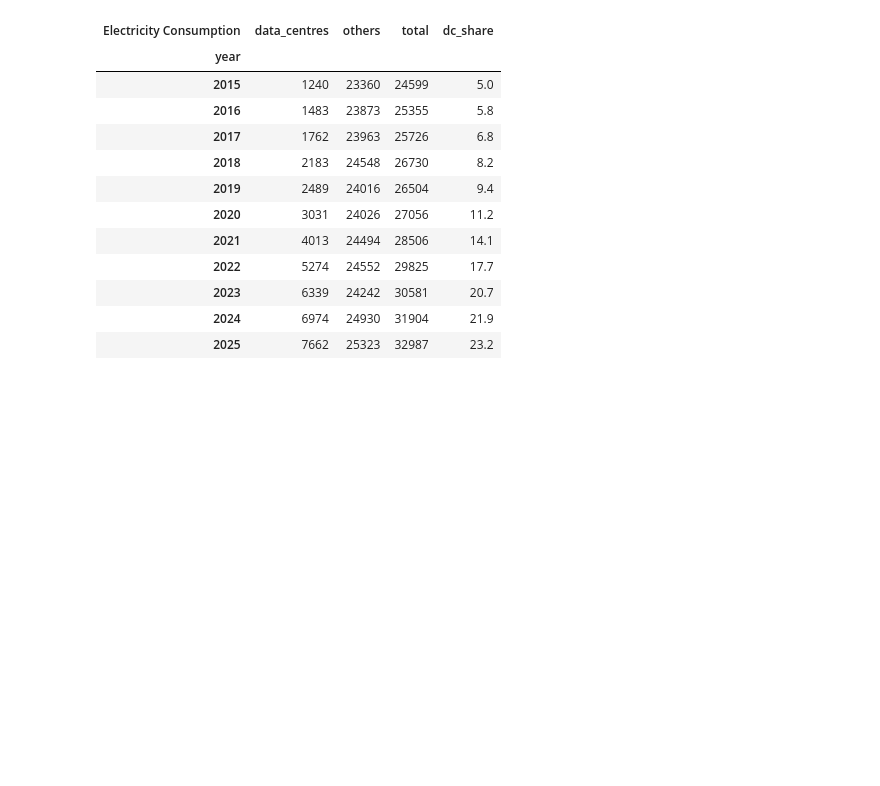
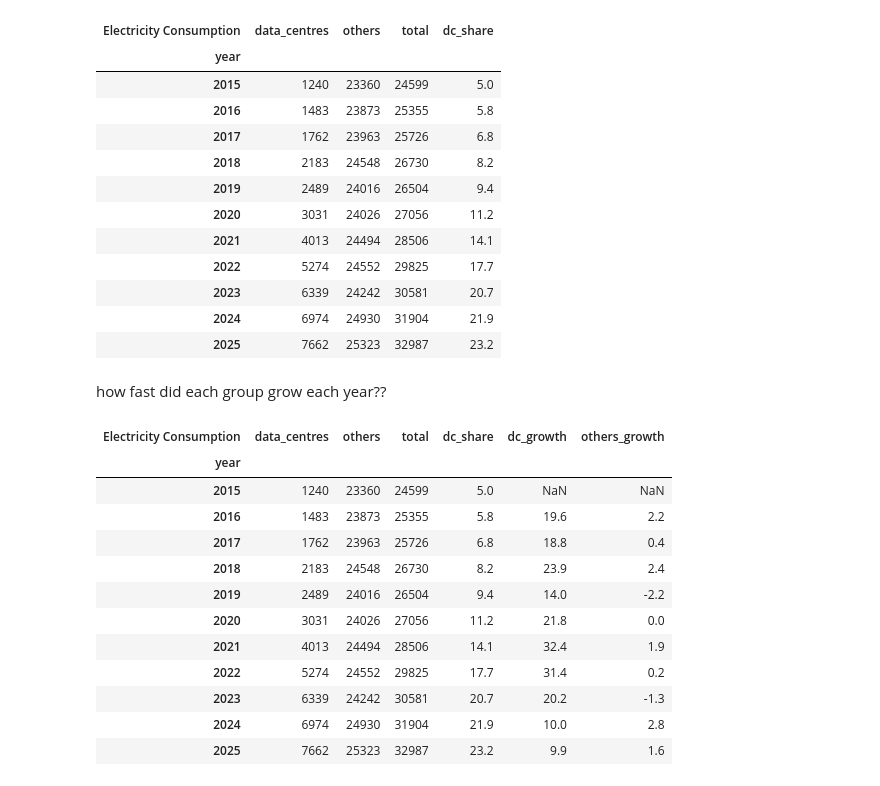
Before and after one commit to roshanroy7/data-centre-power-analysis, a Jupyter notebook: notebooks/01_explore_data.ipynb, the cells around one changed output. Saved outputs shown, nothing was run; the diff lists cells and outputs as text; code cells hidden in the pictures; blank space fills up the shorter version.

Commit message:
Adding yearly growth rates and finding slowdown

```diff
--- a/notebooks/01_explore_data.ipynb
+++ b/notebooks/01_explore_data.ipynb
@@ -106,3 +106,24 @@ yearly.round(1)
 | 2023 | 6339 | 24242 | 30581 | 20.7 |
 | 2024 | 6974 | 24930 | 31904 | 21.9 |
 | 2025 | 7662 | 25323 | 32987 | 23.2 |
+# %% [markdown]
+how fast did each group grow each year??
+# %%
+
+yearly["dc_growth"] = yearly["data_centres"].pct_change() * 100
+yearly["others_growth"] = yearly["others"].pct_change() * 100
+yearly.round(1)
+# %% [output]
+| Electricity Consumption | data_centres | others | total | dc_share | dc_growth | others_growth |
+| year |  |  |  |  |  |  |
+| 2015 | 1240 | 23360 | 24599 | 5.0 | NaN | NaN |
+| 2016 | 1483 | 23873 | 25355 | 5.8 | 19.6 | 2.2 |
+| 2017 | 1762 | 23963 | 25726 | 6.8 | 18.8 | 0.4 |
+| 2018 | 2183 | 24548 | 26730 | 8.2 | 23.9 | 2.4 |
+| 2019 | 2489 | 24016 | 26504 | 9.4 | 14.0 | -2.2 |
+| 2020 | 3031 | 24026 | 27056 | 11.2 | 21.8 | 0.0 |
+| 2021 | 4013 | 24494 | 28506 | 14.1 | 32.4 | 1.9 |
+| 2022 | 5274 | 24552 | 29825 | 17.7 | 31.4 | 0.2 |
+| 2023 | 6339 | 24242 | 30581 | 20.7 | 20.2 | -1.3 |
+| 2024 | 6974 | 24930 | 31904 | 21.9 | 10.0 | 2.8 |
+| 2025 | 7662 | 25323 | 32987 | 23.2 | 9.9 | 1.6 |
```
Also changed, not shown: parts of 5 cells of this notebook.
